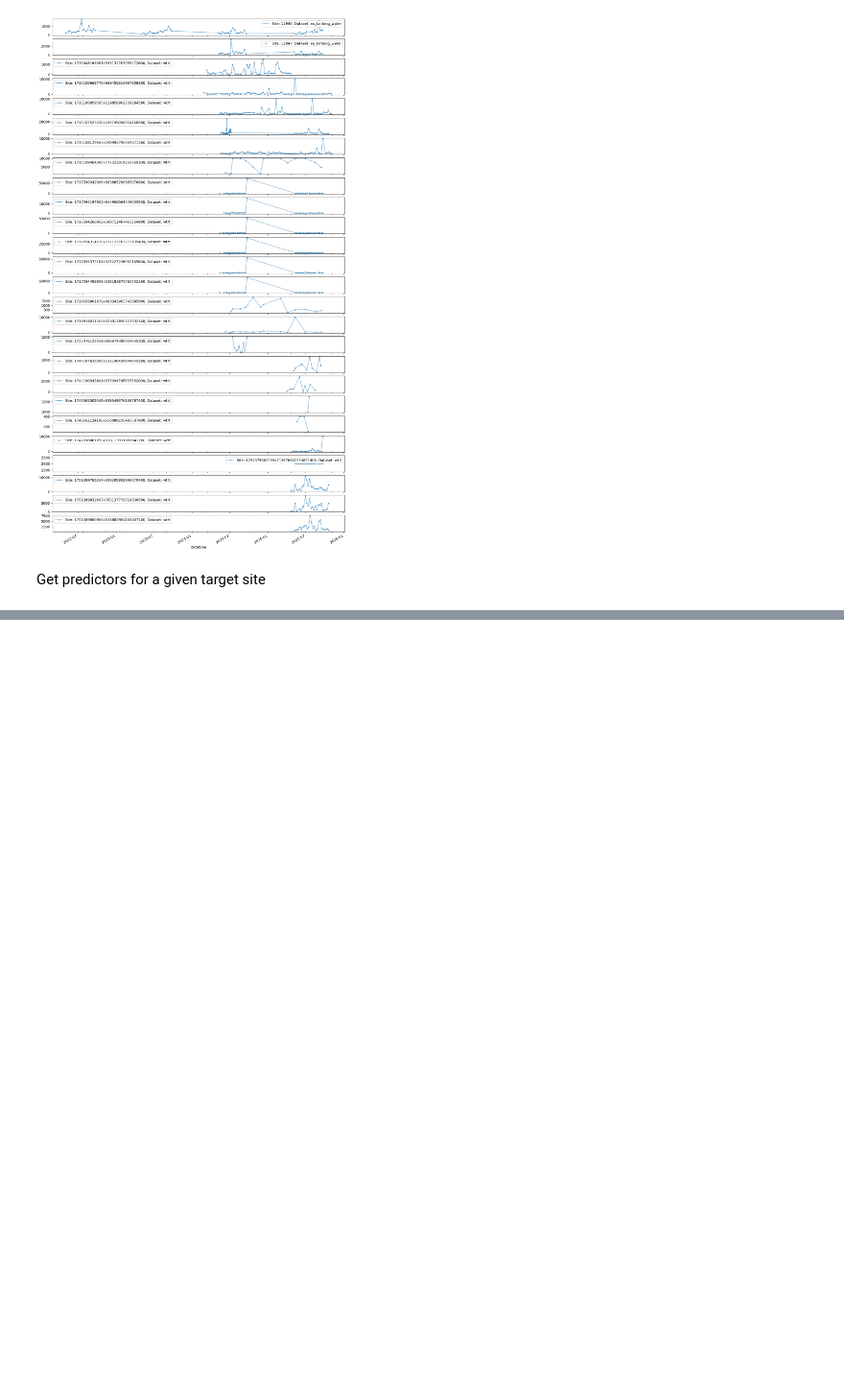
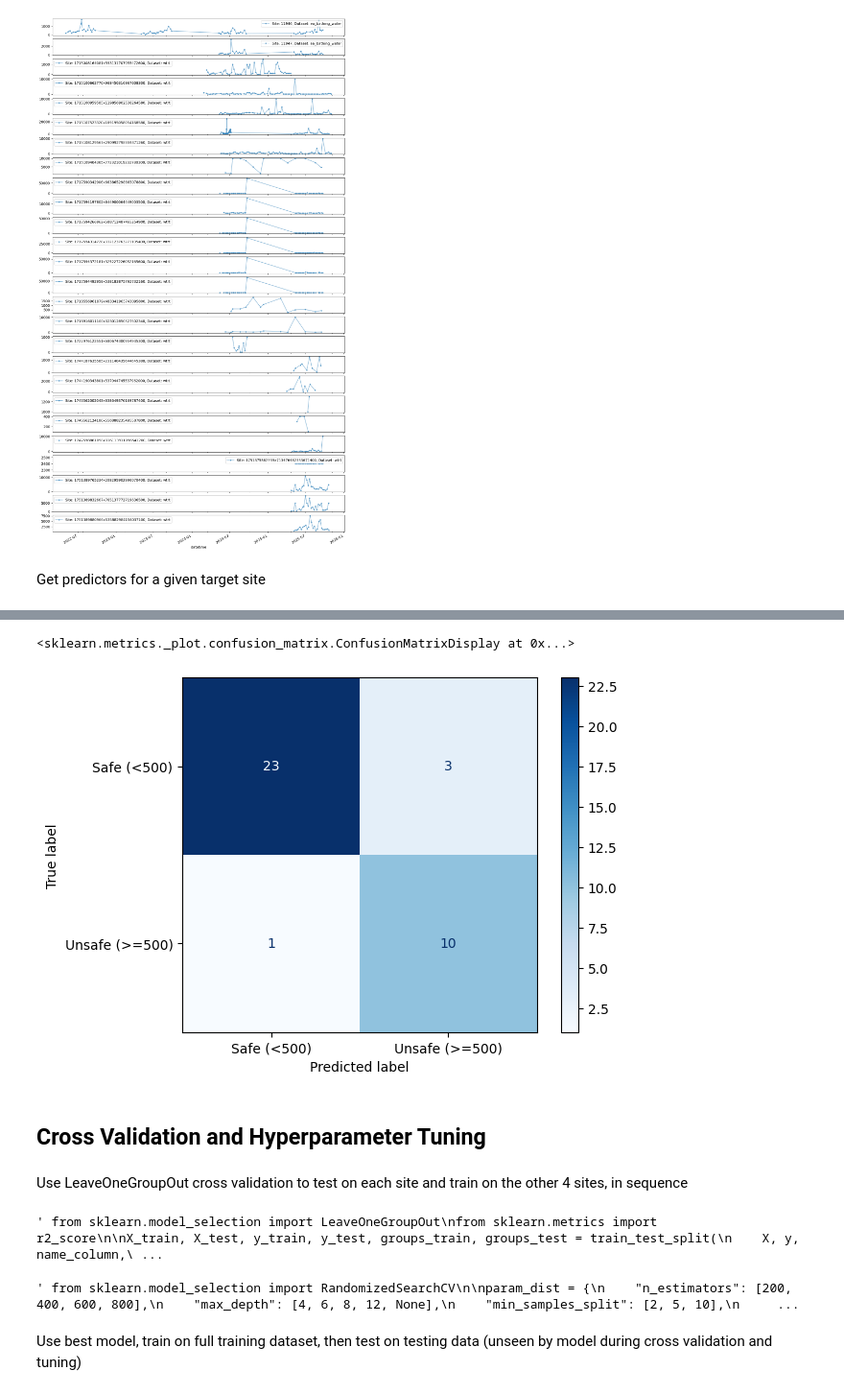
Before and after one commit to jeannielynnmoulton/swimming-safety-prediction, a Jupyter notebook: analysing_data.ipynb, the cells around one changed output, grey strips where cells are left out. Shown at 96% size. Drawn from its saved outputs; the diff is of its cells as text; code cells hidden in the pictures; blank space fills up the shorter version.

```diff
--- a/analysing_data.ipynb
+++ b/analysing_data.ipynb
@@ -263,0 +348,79 @@ df_predictors
+# %%
+# use 500 threshold = excellent to get confusion matrix
+# EC: ≤500 cfu/100ml
+
+
+from sklearn.metrics import confusion_matrix, ConfusionMatrixDisplay
+
+y_test_class = (y_test >= 500).astype(int)
+y_pred_class = (y_pred >= 500).astype(int)
+
+cm = confusion_matrix(y_test_class, y_pred_class)
+disp = ConfusionMatrixDisplay(confusion_matrix=cm, display_labels=['Safe (<500)', 'Unsafe (>=500)'])
+disp.plot(cmap=plt.cm.Blues)
+# %% [output]
+<sklearn.metrics._plot.confusion_matrix.ConfusionMatrixDisplay at 0x...>
+[figure, added]
+# %% [markdown]
+## Cross Validation and Hyperparameter Tuning
+# %% [markdown]
+Use LeaveOneGroupOut cross validation to test on each site and train on the other 4 sites, in sequence
+# %%
+""" from sklearn.model_selection import LeaveOneGroupOut
+from sklearn.metrics import r2_score
+
+X_train, X_test, y_train, y_test, groups_train, groups_test = train_test_split(
+    X, y, name_column,
+    test_size=0.2,
+    random_state=42,
+    stratify=name_column
+)
+
+logo = LeaveOneGroupOut()
+
+cv = logo.split(X_train, y_train, groups=groups_train)
+
+r2_scores = []
+
+for train_idx, test_idx in cv:
+    X_train_fold, X_test_fold = X.iloc[train_idx], X.iloc[test_idx]
+    y_train_fold, y_test_fold = y.iloc[train_idx], y.iloc[test_idx]
+
+    rf = RandomForestRegressor(n_estimators=100, random_state=42)
+    rf.fit(X_train_fold, y_train_fold)
+    y_pred_fold = rf.predict(X_test_fold)
+
+    r2_scores.append(r2_score(y_test_fold, y_pred_fold))
+
+print(r2_scores, np.mean(r2_scores)) """
+# %% [output]
+' from sklearn.model_selection import LeaveOneGroupOut\nfrom sklearn.metrics import r2_score\n\nX_train, X_test, y_train, y_test, groups_train, groups_test = train_test_split(\n    X, y, name_column,\ ...
+# %%
+""" from sklearn.model_selection import RandomizedSearchCV
+
+param_dist = {
+    "n_estimators": [200, 400, 600, 800],
+    "max_depth": [4, 6, 8, 12, None],
+    "min_samples_split": [2, 5, 10],
+    "min_samples_leaf": [1, 2, 4],
+    "max_features": ["sqrt", "log2", 0.5]
+}
+
+rf = RandomForestRegressor(random_state=42)
+
+search = RandomizedSearchCV(
+    rf,
+    param_distributions=param_dist,
+    n_iter=40,
+    scoring="r2",
+    cv=logo.split(X_train, y_train, groups=groups_train),            # <- leave-one-site-out CV
+    random_state=42,
+    n_jobs=-1
+)
+
+search.fit(X_train, y_train)
+print(search.best_params_) """
+# %% [output]
+' from sklearn.model_selection import RandomizedSearchCV\n\nparam_dist = {\n    "n_estimators": [200, 400, 600, 800],\n    "max_depth": [4, 6, 8, 12, None],\n    "min_samples_split": [2, 5, 10],\n     ...
+# %% [markdown]
+Use best model, train on full training dataset, then test on testing data (unseen by model during cross validation and tuning)
```
Also changed, not shown: parts of 75 cells of this notebook.
